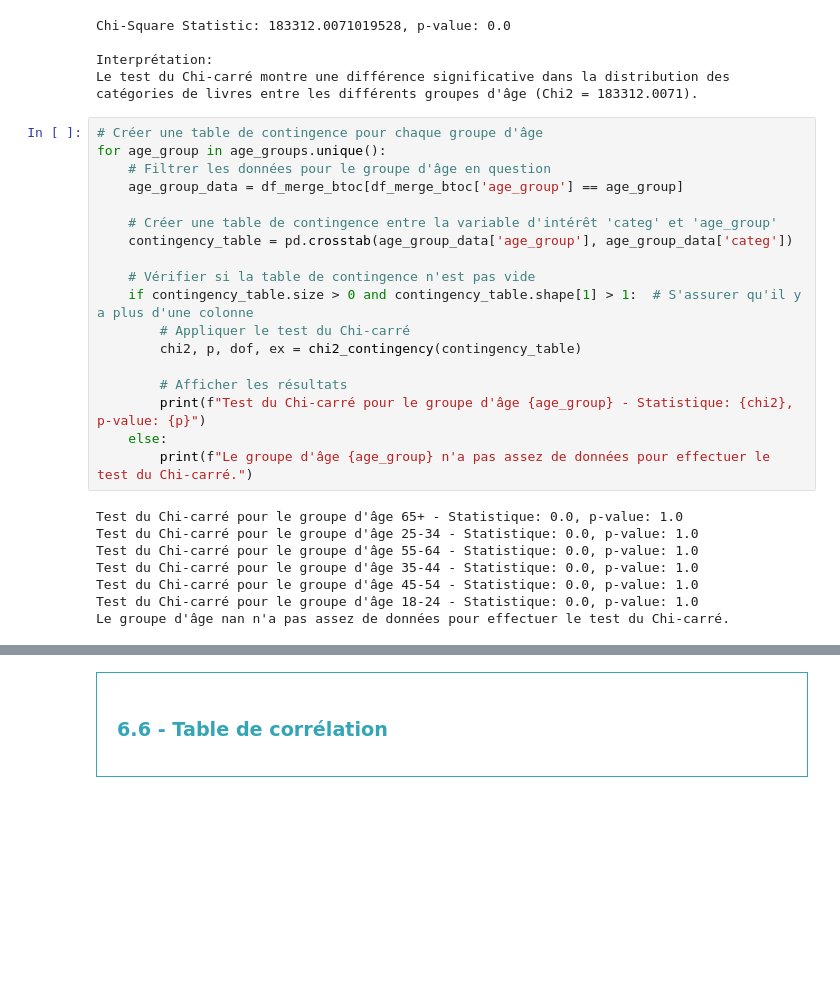
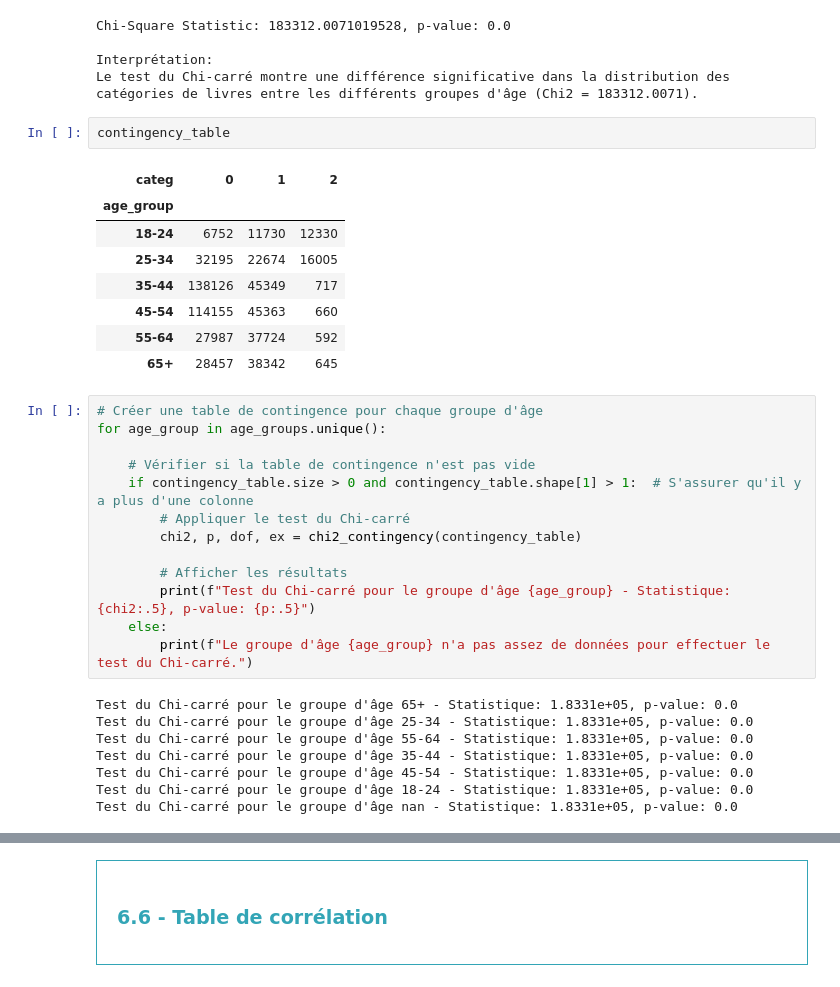
Before and after one commit to obenmaha/analyse-ventes-librairie, a Jupyter notebook: Analyse des Vente_V2.ipynb, the cells around one changed output, grey strips where cells are left out. Saved outputs shown, nothing was run; the diff lists cells and outputs as text; blank space fills up the shorter version.

```diff
--- a/Analyse des Vente_V2.ipynb
+++ b/Analyse des Vente_V2.ipynb
@@ -1740,14 +1759,20 @@ Chi-Square Statistic: 183312.0071019528, p-value: 0.0
 
 Interprétation:
 Le test du Chi-carré montre une différence significative dans la distribution des catégories de livres entre les différents groupes d'âge (Chi2 = 183312.0071).
+# %%
+contingency_table
+# %% [output]
+| categ | 0 | 1 | 2 |
+| age_group |  |  |  |
+| 18-24 | 6752 | 11730 | 12330 |
+| 25-34 | 32195 | 22674 | 16005 |
+| 35-44 | 138126 | 45349 | 717 |
+| 45-54 | 114155 | 45363 | 660 |
+| 55-64 | 27987 | 37724 | 592 |
+| 65+ | 28457 | 38342 | 645 |
 # %%
 # Créer une table de contingence pour chaque groupe d'âge
 for age_group in age_groups.unique():
-    # Filtrer les données pour le groupe d'âge en question
-    age_group_data = df_merge_btoc[df_merge_btoc['age_group'] == age_group]
-
-    # Créer une table de contingence entre la variable d'intérêt 'categ' et 'age_group'
-    contingency_table = pd.crosstab(age_group_data['age_group'], age_group_data['categ'])
 
     # Vérifier si la table de contingence n'est pas vide
     if contingency_table.size > 0 and contingency_table.shape[1] > 1:  # S'assurer qu'il y a plus d'une colonne
@@ -1755,17 +1780,17 @@ for age_group in age_groups.unique():
         chi2, p, dof, ex = chi2_contingency(contingency_table)
 
         # Afficher les résultats
-        print(f"Test du Chi-carré pour le groupe d'âge {age_group} - Statistique: {chi2}, p-value: {p}")
+        print(f"Test du Chi-carré pour le groupe d'âge {age_group} - Statistique: {chi2:.5}, p-value: {p:.5}")
     else:
         print(f"Le groupe d'âge {age_group} n'a pas assez de données pour effectuer le test du Chi-carré.")
 # %% [output]
-Test du Chi-carré pour le groupe d'âge 65+ - Statistique: 0.0, p-value: 1.0
-Test du Chi-carré pour le groupe d'âge 25-34 - Statistique: 0.0, p-value: 1.0
-Test du Chi-carré pour le groupe d'âge 55-64 - Statistique: 0.0, p-value: 1.0
-Test du Chi-carré pour le groupe d'âge 35-44 - Statistique: 0.0, p-value: 1.0
-Test du Chi-carré pour le groupe d'âge 45-54 - Statistique: 0.0, p-value: 1.0
-Test du Chi-carré pour le groupe d'âge 18-24 - Statistique: 0.0, p-value: 1.0
-Le groupe d'âge nan n'a pas assez de données pour effectuer le test du Chi-carré.
+Test du Chi-carré pour le groupe d'âge 65+ - Statistique: 1.8331e+05, p-value: 0.0
+Test du Chi-carré pour le groupe d'âge 25-34 - Statistique: 1.8331e+05, p-value: 0.0
+Test du Chi-carré pour le groupe d'âge 55-64 - Statistique: 1.8331e+05, p-value: 0.0
+Test du Chi-carré pour le groupe d'âge 35-44 - Statistique: 1.8331e+05, p-value: 0.0
+Test du Chi-carré pour le groupe d'âge 45-54 - Statistique: 1.8331e+05, p-value: 0.0
+Test du Chi-carré pour le groupe d'âge 18-24 - Statistique: 1.8331e+05, p-value: 0.0
+Test du Chi-carré pour le groupe d'âge nan - Statistique: 1.8331e+05, p-value: 0.0
 # %%
 # Boxplot pour visualiser la distribution des catégories de livres par groupe d'âge
 plt.figure(figsize=(10, 6))
```
Also changed, not shown: parts of 38 cells of this notebook.
